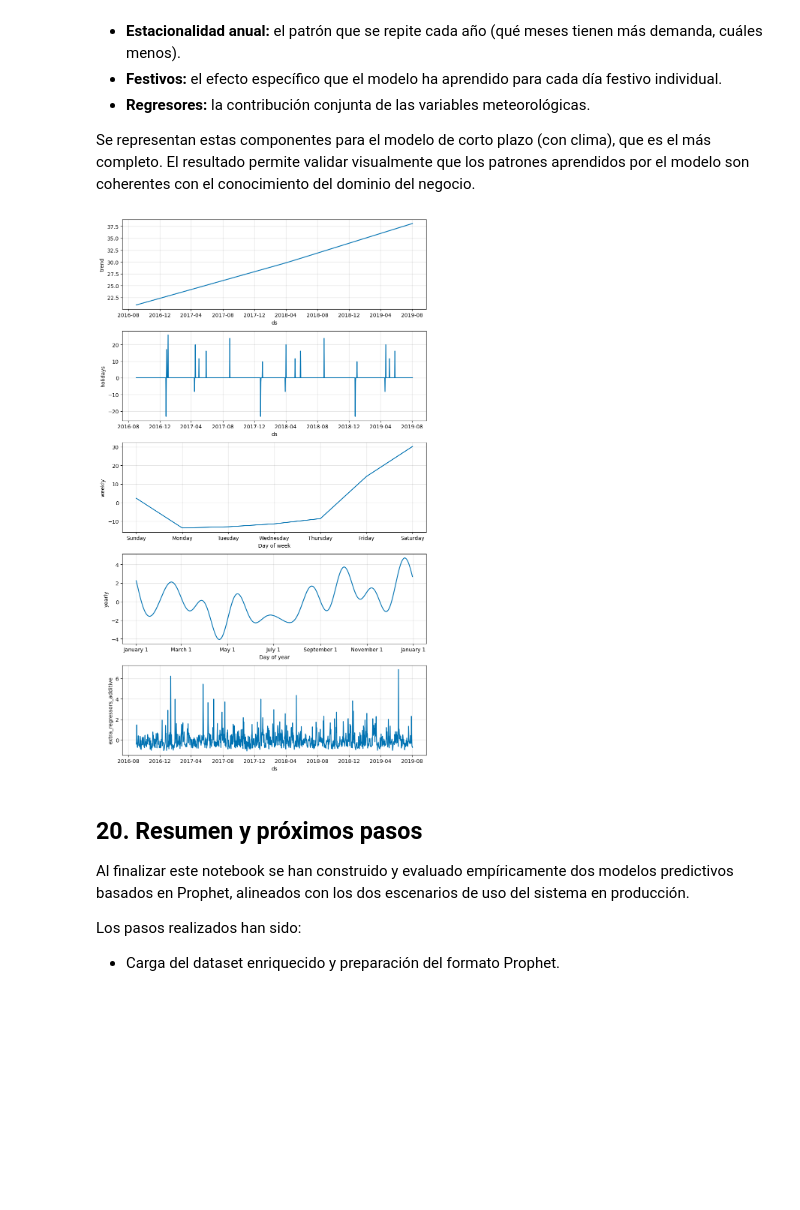
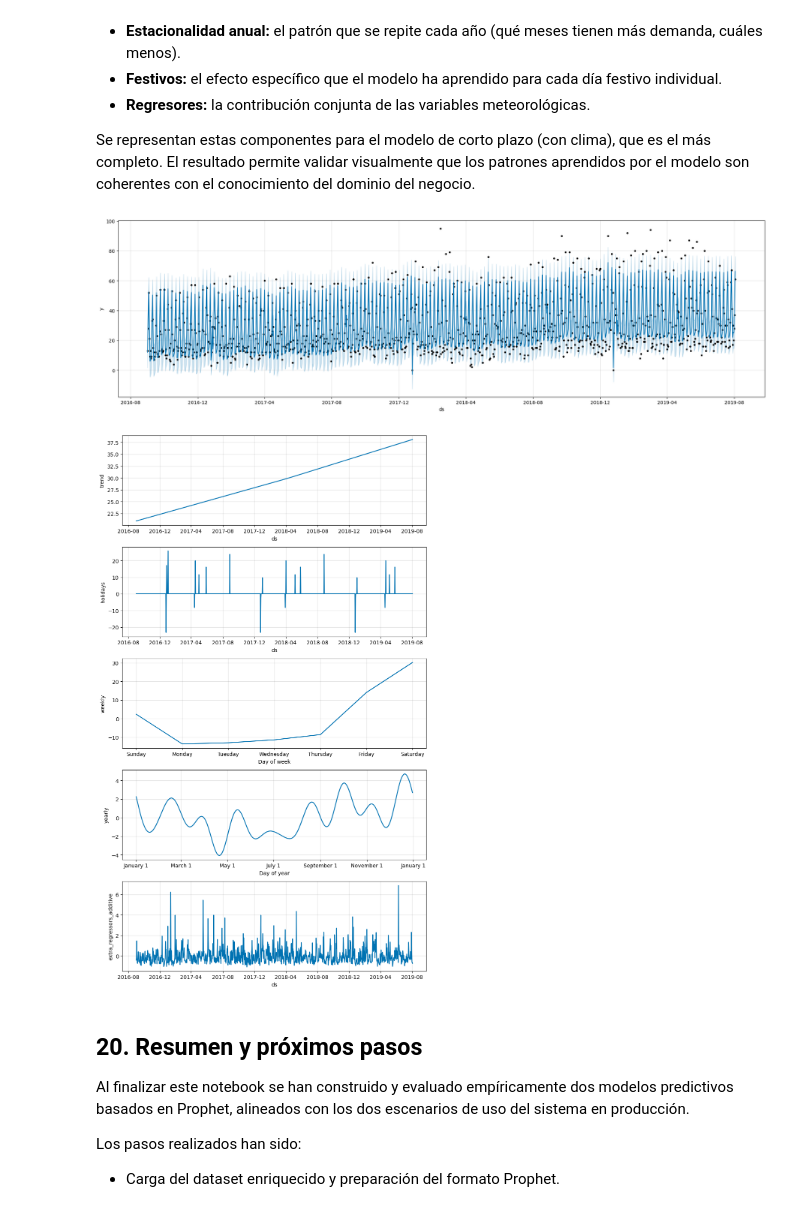
Before and after one commit to mjaalzago/TFG-prediccion-demanda, a Jupyter notebook: notebooks/03_modelo_prophet.ipynb, the cells around one changed output. Saved outputs shown, nothing was run; the diff lists cells and outputs as text; code cells hidden in the pictures; blank space fills up the shorter version.

```diff
--- a/notebooks/03_modelo_prophet.ipynb
+++ b/notebooks/03_modelo_prophet.ipynb
@@ -1383,13 +1363,19 @@ con el conocimiento del dominio del negocio.
 # %%
 # Generamos una predicción sobre todo el histórico para obtener las componentes
 prediccion_total = modelo_corto.predict(df_prophet[["ds"] + regresores_reducido])
+
+# Antes de pintar las componentes, pintamos como el modelo
+fig = modelo_corto.plot(prediccion_total, figsize=(20, 6))
+plt.tight_layout()
+plt.show()
 
 # Prophet tiene un método plot_components integrado
 fig = modelo_corto.plot_components(prediccion_total)
 plt.tight_layout()
 plt.show()
 # %% [output]
-[figure, old version]
+[figure, new version]
+[figure, added]
 # %% [markdown]
 ## 20. Resumen y próximos pasos
 
```
Also changed, not shown: parts of 13 cells of this notebook, 32 other files.
